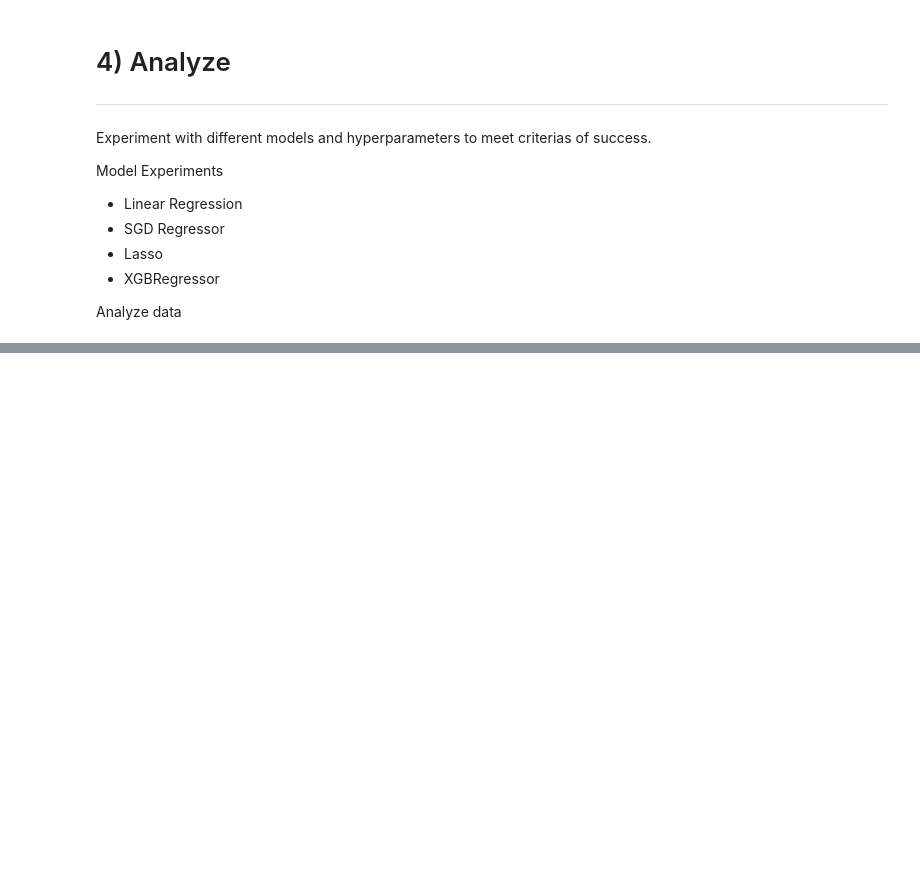
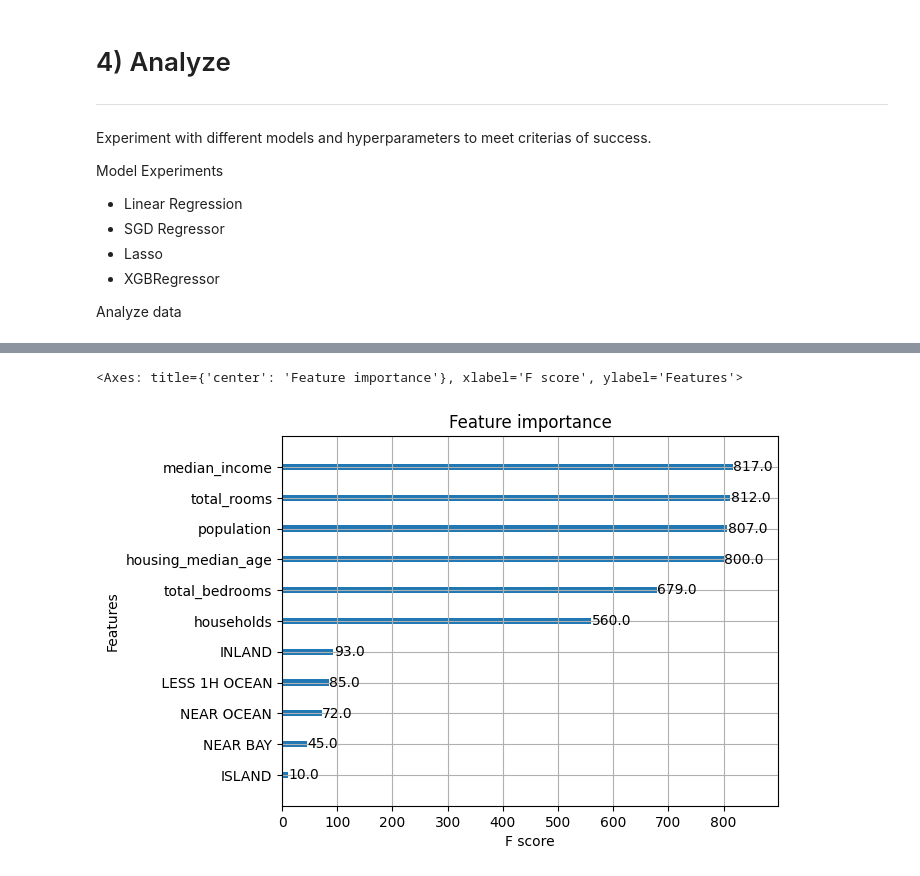
Before and after one commit to Kirlewn/Machine-Learning-Projects, a Jupyter notebook: Regression/california_housing_ml_notebook.ipynb, the cells around one changed output, grey strips where cells are left out. Drawn from its saved outputs; the diff is of its cells as text; code cells hidden in the pictures; blank space fills up the shorter version.

```diff
--- a/Regression/california_housing_ml_notebook.ipynb
+++ b/Regression/california_housing_ml_notebook.ipynb
@@ -657,0 +734,6 @@ Analyze data
+# %%
+import xgboost as xgb
+from xgboost import XGBRegressor
+
+xgb_reg = XGBRegressor()
+#n_estimators=1000, max_depth=7, eta=0.1, subsample=0.7, colsample_bytree=0.8
@@ -657,0 +751,5 @@ Analyze data
+# %%
+x_train = x_train.rename(columns = {"<1H OCEAN" : " LESS 1H OCEAN"})
+# %%
+x_train_exp = x_train.drop(["longitude", "latitude"], axis =1 )
+x_train_exp
@@ -657,0 +816,2 @@ Analyze data
+# %%
+xgb_reg.fit(x_train_exp, y_train)
@@ -657,0 +852,5 @@ Analyze data
+# %%
+xgb.plot_importance(xgb_reg)
+# %% [output]
+<Axes: title={'center': 'Feature importance'}, xlabel='F score', ylabel='Features'>
+[figure, added]
```
Also changed, not shown: parts of 36 cells of this notebook.
